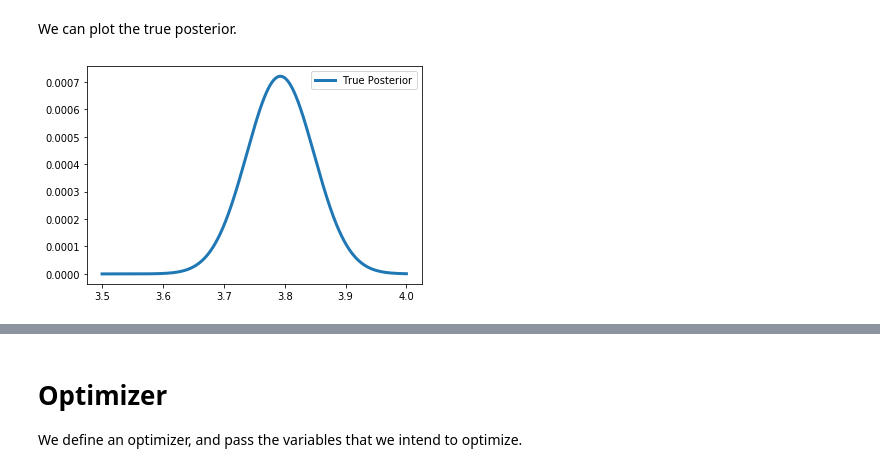
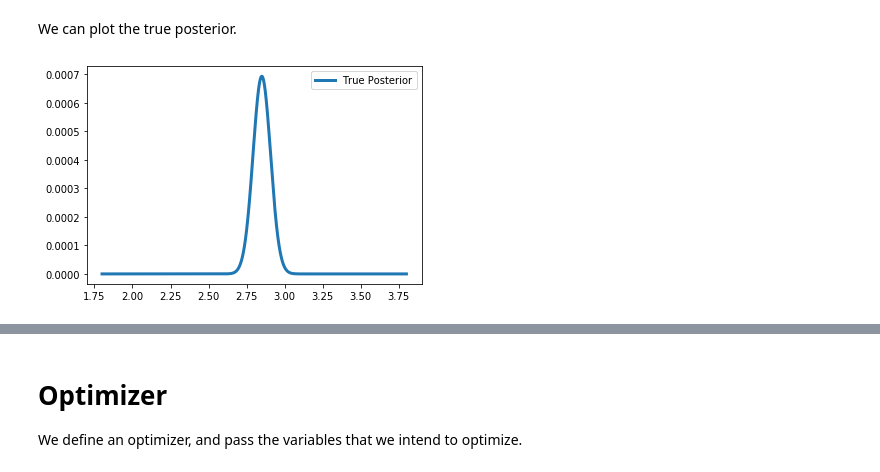
Before and after one commit to fmahdisoltani/Variational_Inference, a Jupyter notebook: Notebooks/VI-data.ipynb, the cells around one changed output, grey strips where cells are left out. Drawn from its saved outputs; the diff is of its cells as text; code cells hidden in the pictures.

```diff
--- a/Notebooks/VI-data.ipynb
+++ b/Notebooks/VI-data.ipynb
@@ -26,7 +27,7 @@ def create_unimodal_data(num_samples, w, scale, low=-10, high=10):
     t = torch.tensor(t)
     return x, t
 # %%
-x, t = create_unimodal_data(200, 3.8, 4.6, low=-10, high=10)
+x, t = create_unimodal_data(200, 2.8, 4., low=-10, high=10)
 plt.scatter(x, t)
 # %% [output]
 <matplotlib.collections.PathCollection at 0x...>
@@ -72,19 +73,19 @@ p_fn = lambda t: log_gmm(t, p_means, softplus(p_stds), p_log_pais)
 # %% [markdown]
 We can plot the true posterior.
 # %%
-wn = torch.arange(3.5, 4., 0.0001)
-log_likelihood= torch.sum(log_gmm(t, [torch.tensor(wn) * x], likelihood_stds, likelihood_log_pais), 1)
+wn = torch.arange(1.8, 3.8, 0.0001)
+log_likelihood= torch.sum(log_gmm(t, [wn * x], likelihood_stds, likelihood_log_pais), 1)
 log_prior = p_fn(wn)
 
 log_true_posterior = log_likelihood + log_prior
 log_true_posterior = log_true_posterior - torch.max(log_true_posterior)
 true_posterior = torch.exp(log_true_posterior) / torch.sum(torch.exp(log_true_posterior))
 
 posterior = torch.exp(q_fn(wn))
 
 plt.plot(wn, true_posterior, linewidth=3, label="True Posterior")
 
 plt.legend()
 plt.show()
 # %% [output]
-[figure, old version]
+[figure, new version]
```
Also changed, not shown: parts of 7 cells of this notebook.
